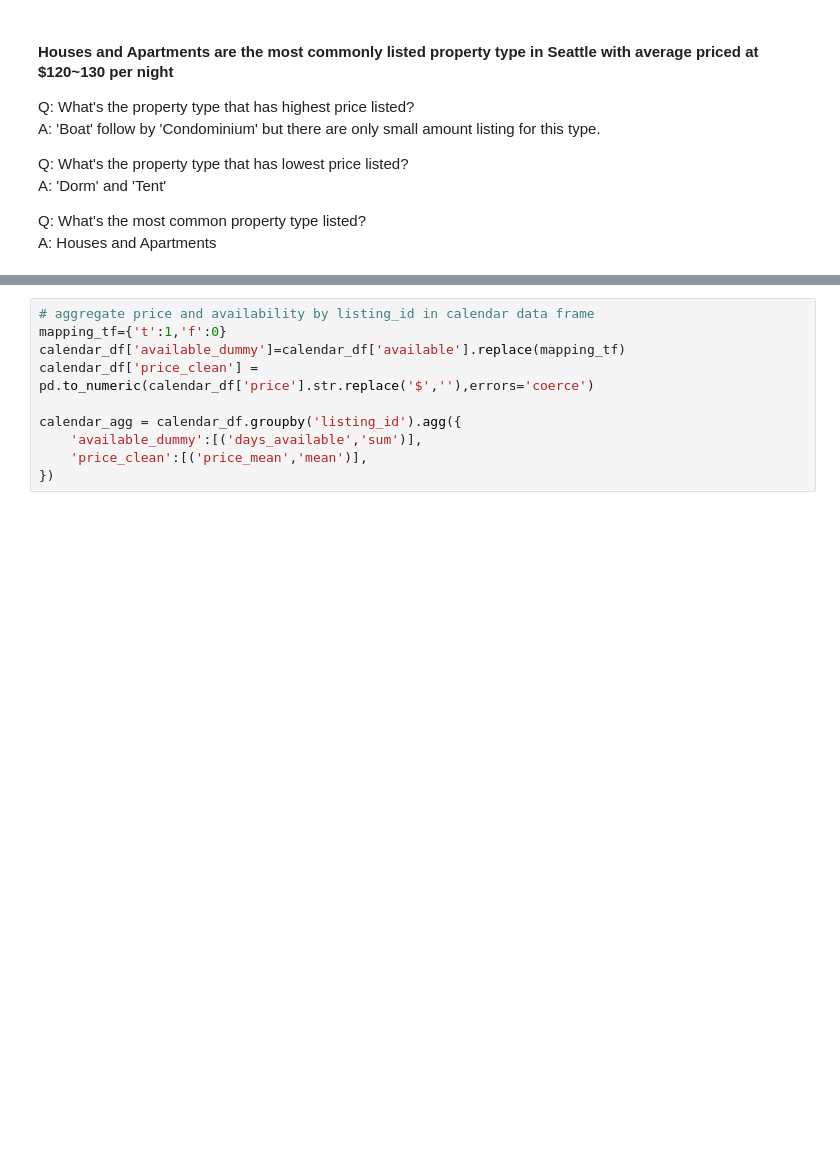
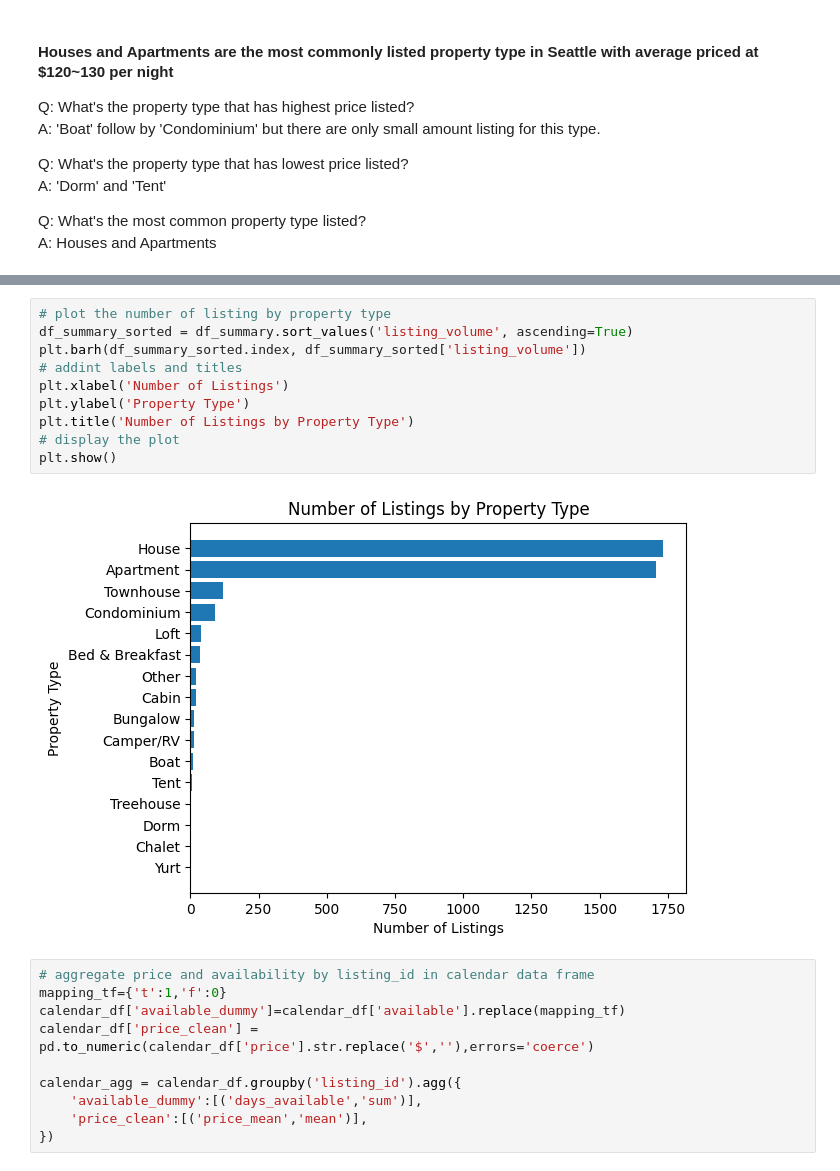
Before and after one commit to wxzhao15/DS_AirbnbDataEDA, a Jupyter notebook: main.ipynb, the cells around one changed output, grey strips where cells are left out. Saved outputs shown, nothing was run; the diff lists cells and outputs as text; blank space fills up the shorter version.

```diff
--- a/main.ipynb
+++ b/main.ipynb
@@ -203,3 +222,15 @@ display(df_summary)
+# %%
+# plot the number of listing by property type
+df_summary_sorted = df_summary.sort_values('listing_volume', ascending=True)
+plt.barh(df_summary_sorted.index, df_summary_sorted['listing_volume'])
+# addint labels and titles
+plt.xlabel('Number of Listings')
+plt.ylabel('Property Type')
+plt.title('Number of Listings by Property Type')
+# display the plot
+plt.show()
+# %% [output]
+[figure, added]
 # %%
 # aggregate price and availability by listing_id in calendar data frame
 mapping_tf={'t':1,'f':0}
```
Also changed, not shown: parts of 3 cells of this notebook, 1 other file.
